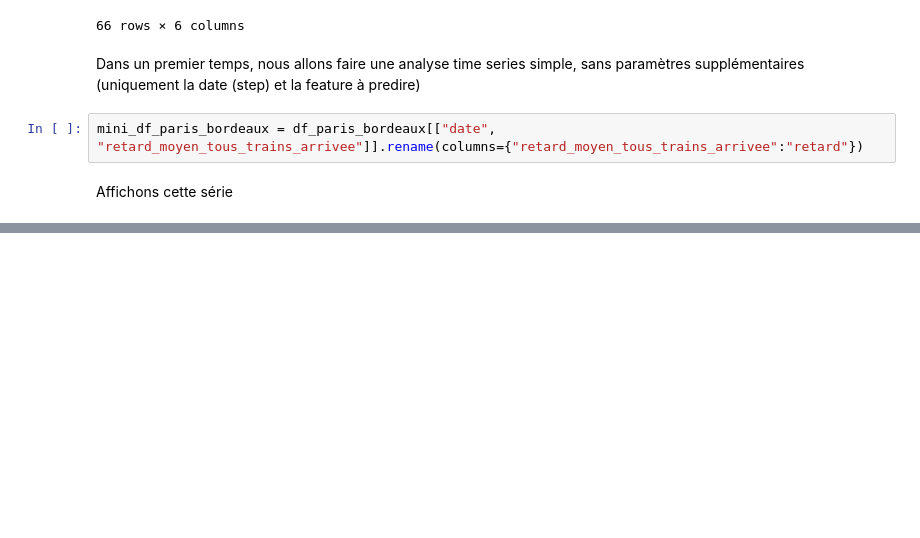
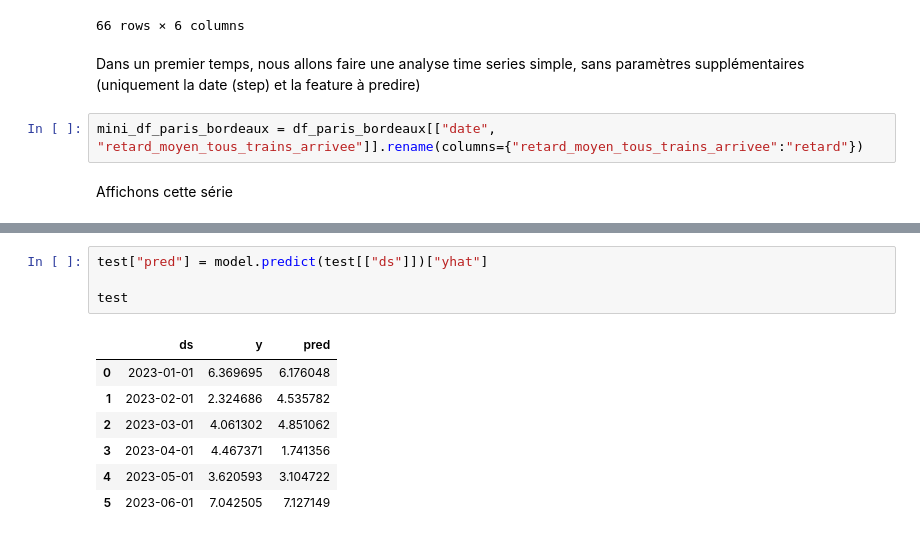
Before and after one commit to MatteoGentili/Apprentissage_Automatique_Project, a Jupyter notebook: Python_files/time_series.ipynb, the cells around one changed output, grey strips where cells are left out. Saved outputs shown, nothing was run; the diff lists cells and outputs as text; blank space fills up the shorter version.

```diff
--- a/Python_files/time_series.ipynb
+++ b/Python_files/time_series.ipynb
@@ -103,0 +155,12 @@ plt.show()
+# %%
+test["pred"] = model.predict(test[["ds"]])["yhat"]
+
+test
+# %% [output]
+|  | ds | y | pred |
+| 0 | 2023-01-01 | 6.369695 | 6.176048 |
+| 1 | 2023-02-01 | 2.324686 | 4.535782 |
+| 2 | 2023-03-01 | 4.061302 | 4.851062 |
+| 3 | 2023-04-01 | 4.467371 | 1.741356 |
+| 4 | 2023-05-01 | 3.620593 | 3.104722 |
+| 5 | 2023-06-01 | 7.042505 | 7.127149 |
```
Also changed, not shown: parts of 16 cells of this notebook.
